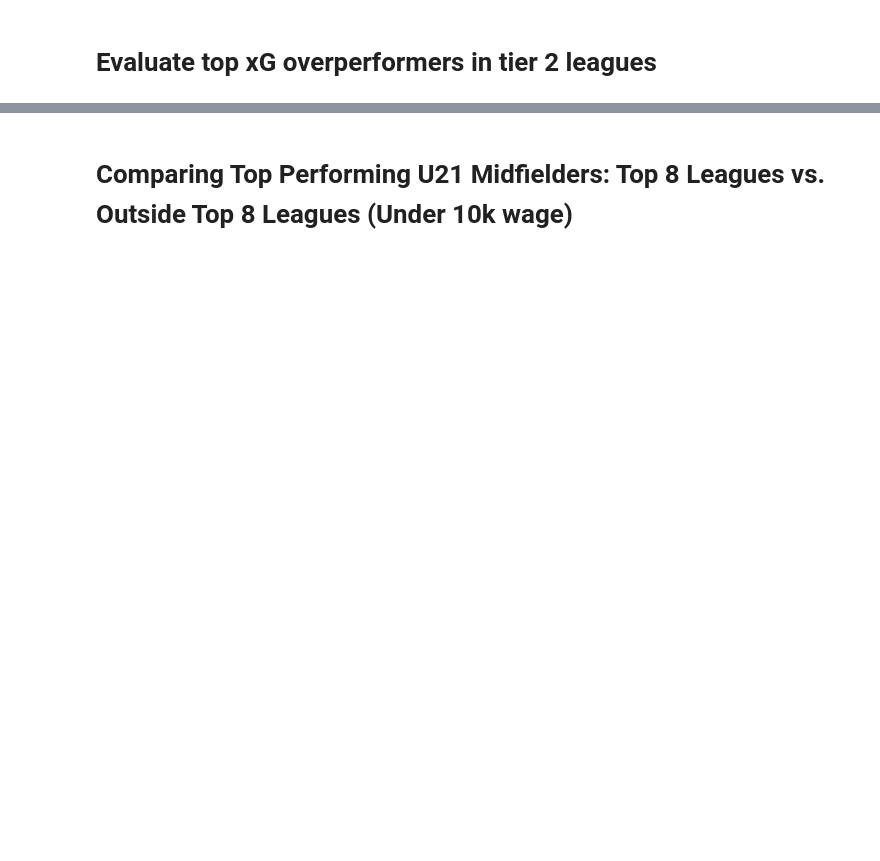
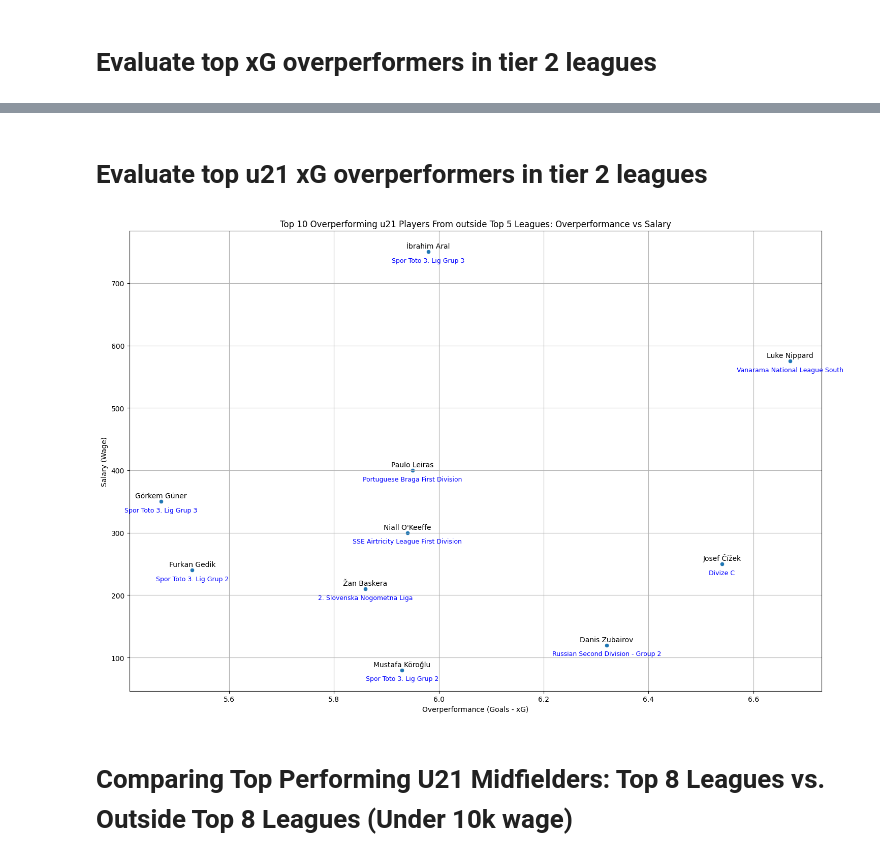
Before and after one commit to bbmt0/fm22_moneyball, a Jupyter notebook: notebooks/01_data_explo.ipynb, the cells around one changed output, grey strips where cells are left out. Drawn from its saved outputs; the diff is of its cells as text; code cells hidden in the pictures; blank space fills up the shorter version.

```diff
--- a/notebooks/01_data_explo.ipynb
+++ b/notebooks/01_data_explo.ipynb
@@ -217,3 +318,5 @@ tier_2_leagues = ["EFL Championship", "Liga Portugal SABSEG", "Eredivisie", "Lig
+# %% [markdown]
+# Evaluate top u21 xG overperformers in tier 2 leagues
 # %%
 # Calculate median wage by Division
 median_wage_by_division = df.groupby('Division')['Wage'].median()
@@ -241,7 +344,7 @@ u21_players = u21_players[u21_players['Wage'] <= 5000]
 u21_players = u21_players[['Name', 'Age', 'Club', 'Goals', 'xG', 'Wage', 'Nationality', 'Division', 'Rating']]
 u21_players['Overperformance_Gls_xG'] = u21_players['Goals'] - u21_players['xG']
 
-u21_players = u21_players.nlargest(15, 'Overperformance_Gls_xG')
+u21_players = u21_players.nlargest(10, 'Overperformance_Gls_xG')
 
 
 # Create graph
@@ -251,39 +354,37 @@ sns.scatterplot(x='Overperformance_Gls_xG', y='Wage', data=u21_players, palette=
 for i in range(len(u21_players)):
     player_name = u21_players.iloc[i]['Name']
     overperformance = u21_players.iloc[i]['Overperformance_Gls_xG']
     wage = u21_players.iloc[i]['Wage']
     league = u21_players.iloc[i]['Division']
 
     plt.annotate(
         player_name,
         (overperformance, wage),
         textcoords="offset points",
         xytext=(0,5),
         ha='center',
         fontsize=10,
         color='black'
     )
     plt.annotate(
         league,
         (overperformance, wage),
         textcoords="offset points",
         xytext=(0,-15),
         ha='center',
         fontsize=9,
-        color='black'
+        color='blue'
     )
 
 # Personnaliser le graphique
-plt.title('Top Overperforming u21 Players From outside Top 15 Leagues: Overperformance vs Salary')
+plt.title('Top 10 Overperforming u21 Players From outside Top 5 Leagues: Overperformance vs Salary')
 plt.xlabel('Overperformance (Goals - xG)')
 plt.ylabel('Salary (Wage)')
 plt.grid(True)
 plt.tight_layout()
 plt.show()
-
-# Calculate median Overperformance_Gls_xG by Division for u21 players from outside top 15 leagues
-median_overperformance_by_division = u21_players.groupby('Division')['Overperformance_Gls_xG'].median()
-print(median_overperformance_by_division)
+# %% [output]
+[figure, added]
 # %% [markdown]
 # Comparing Top Performing U21 Midfielders: Top 8 Leagues vs. Outside Top 8 Leagues (Under 10k wage)
 # %%
```
Also changed, not shown: parts of 14 cells of this notebook, 2 other files.
